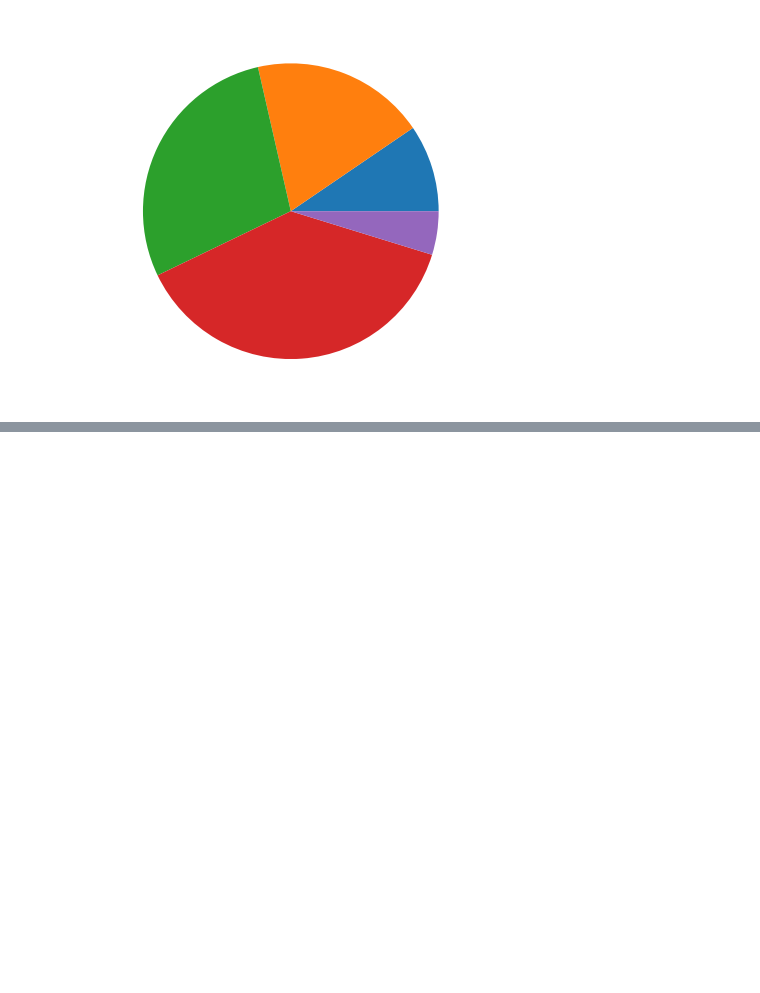
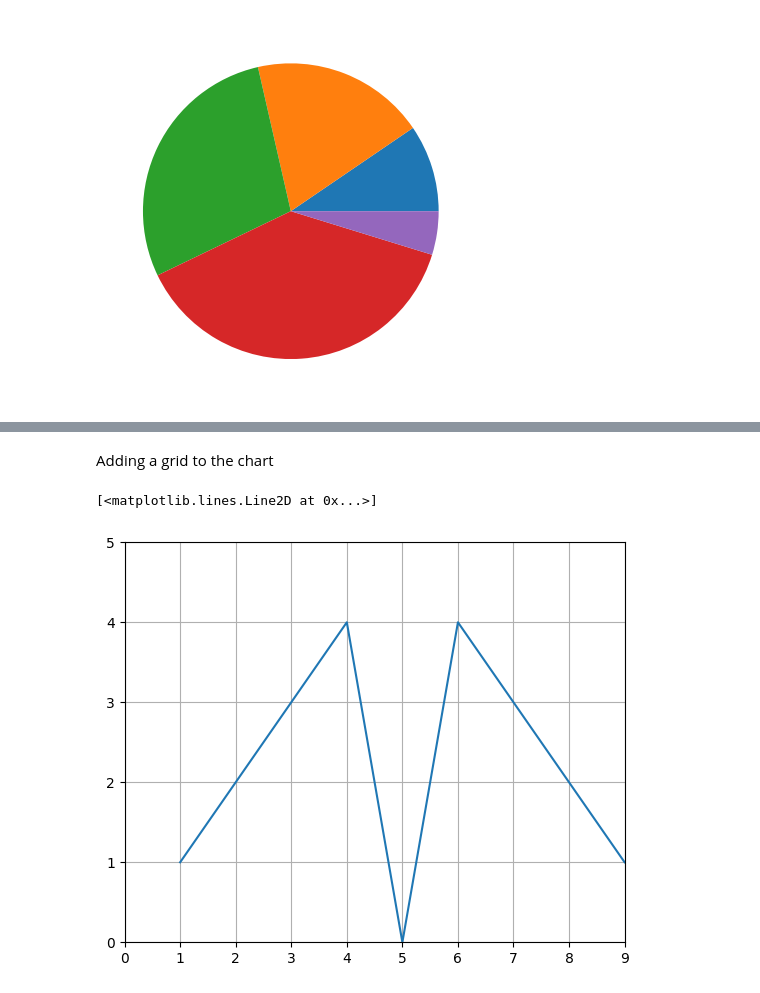
Before and after one commit to AbdullatifSadiq/Basic-Data-Science-Exercises, a Jupyter notebook: DataVisualization.ipynb, the cells around one changed output, grey strips where cells are left out. Saved outputs shown, nothing was run; the diff lists cells and outputs as text; code cells hidden in the pictures; blank space fills up the shorter version.

```diff
--- a/DataVisualization.ipynb
+++ b/DataVisualization.ipynb
@@ -78,0 +130,14 @@ plt.show
+# %% [markdown]
+Adding a grid to the chart
+# %%
+fig = plt.figure()
+ax = fig.add_axes([.1,.1,1,1])
+
+ax.set_xlim([0,9])
+ax.set_ylim([0,5])
+
+ax.grid()
+ax.plot(x,y)
+# %% [output]
+[<matplotlib.lines.Line2D at 0x...>]
+[figure, added]
```
Also changed, not shown: parts of 34 cells of this notebook, 1 other file.
